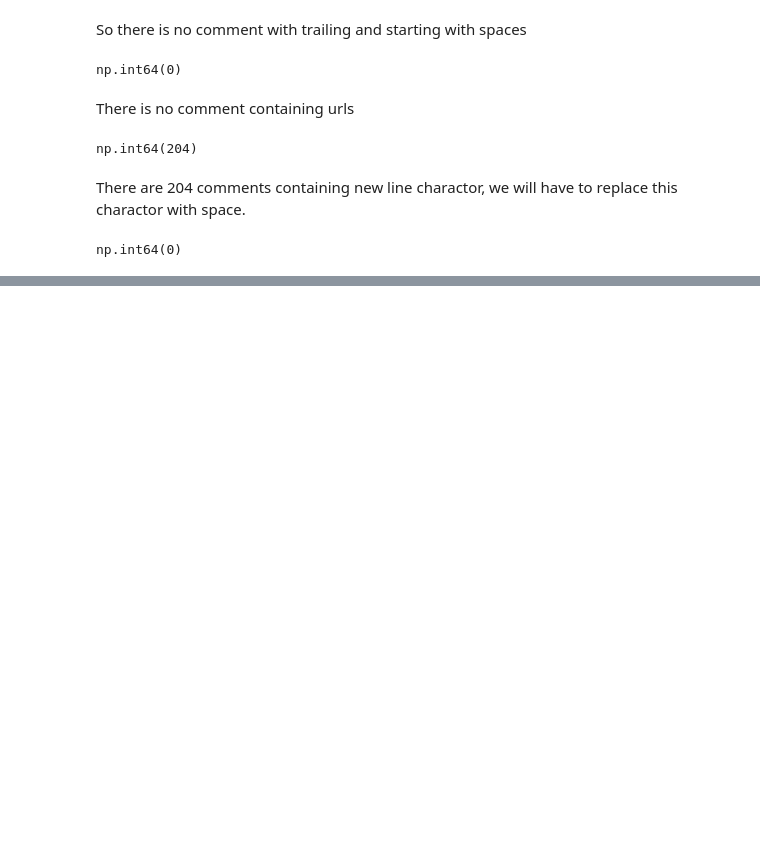
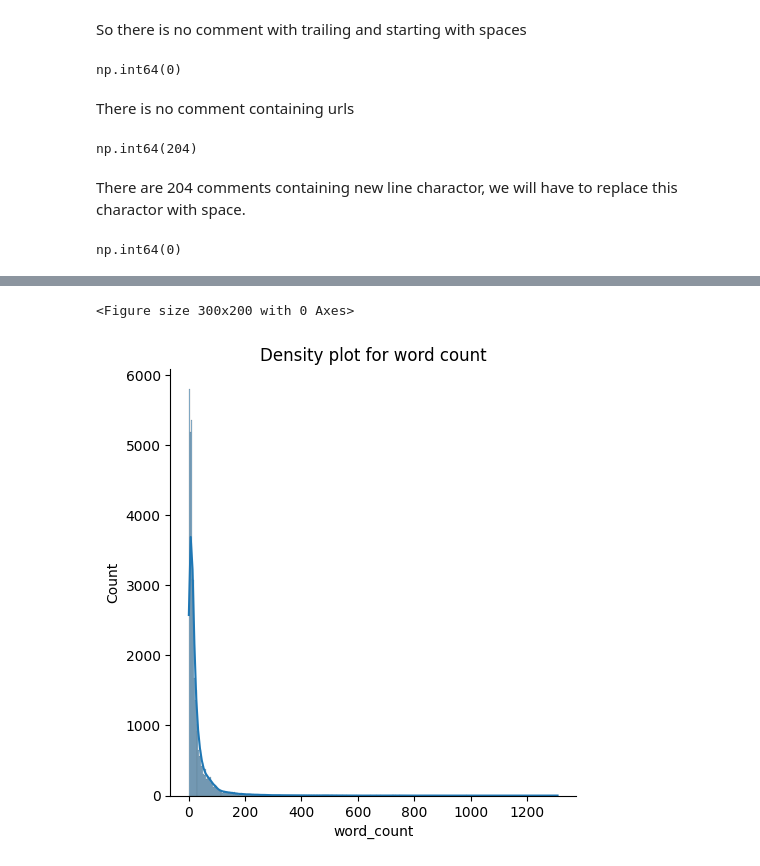
Before and after one commit to YashMasane/YouTube-Comment-Sentiment-Analysis, a Jupyter notebook: Notebooks/data_preprocessing.ipynb, the cells around one changed output, grey strips where cells are left out. Saved outputs shown, nothing was run; the diff lists cells and outputs as text; code cells hidden in the pictures; blank space fills up the shorter version.

```diff
--- a/Notebooks/data_preprocessing.ipynb
+++ b/Notebooks/data_preprocessing.ipynb
@@ -145,0 +181,2 @@ np.int64(0)
+# %%
+df['word_count'] = df['clean_comment'].apply(lambda x: len(x.split()))
@@ -145,0 +190,9 @@ np.int64(0)
+# %%
+# density plot for wordcount column
+plt.figure(figsize=(3, 2))
+sns.displot(data=df['word_count'], kde=True)
+plt.title('Density plot for word count')
+plt.show()
+# %% [output]
+<Figure size 300x200 with 0 Axes>
+[figure, added]
```
Also changed, not shown: parts of 37 cells of this notebook.
